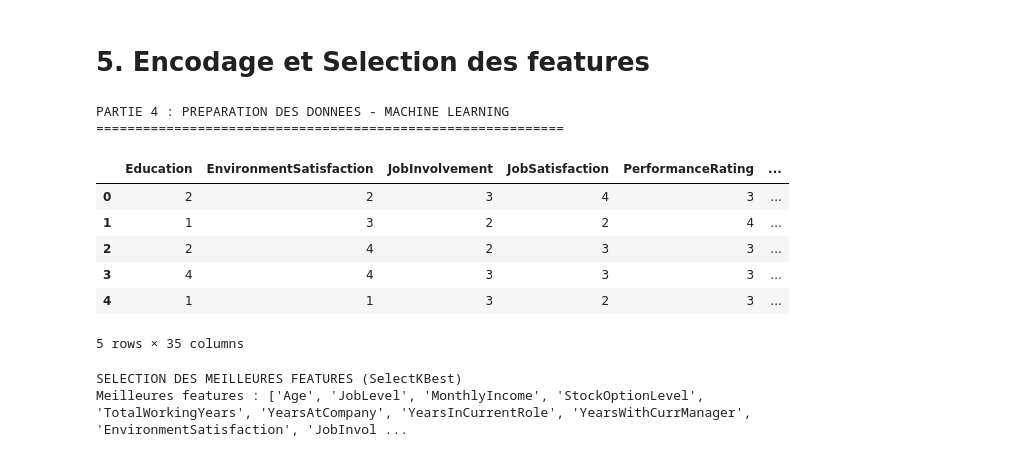
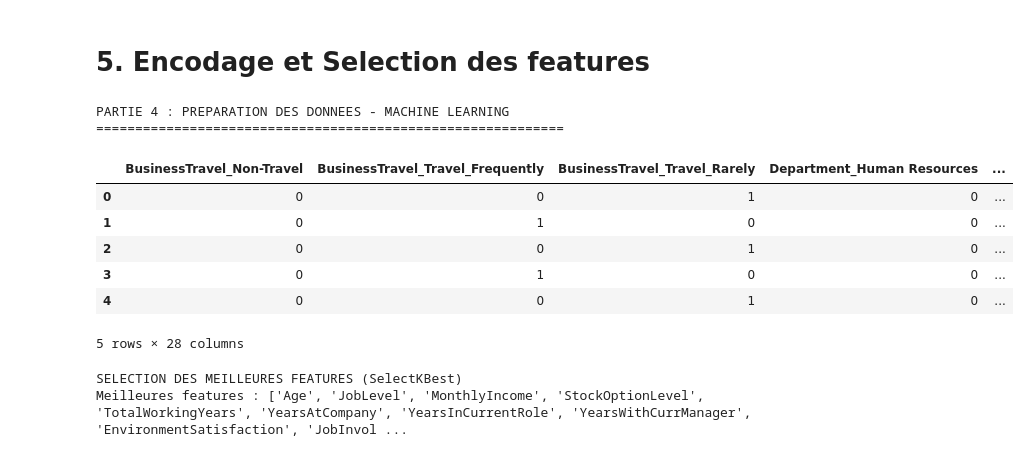
Before and after one commit to manalfarouq/RetentionAI-Backend, a Jupyter notebook: app/services/ml_service.ipynb, the cells around one changed output. Cells and saved outputs as stored; diff of their text form; code cells hidden in the pictures.

Commit message:
Fix: exclure les colonnes ordinales du pipeline d'encodage

```diff
--- a/app/services/ml_service.ipynb
+++ b/app/services/ml_service.ipynb
@@ -106,6 +106,26 @@ categ_cols = ['BusinessTravel', 'Department', 'EducationField', 'Gender', 'JobRo
 num_cols = ['Age', 'DailyRate','DistanceFromHome', 'HourlyRate', 'JobLevel', 'MonthlyIncome', 'MonthlyRate', 'NumCompaniesWorked', 'PercentSalaryHike',
             'StockOptionLevel','TotalWorkingYears', 'TrainingTimesLastYear','YearsAtCompany', 'YearsInCurrentRole', 'YearsSinceLastPromotion', 'YearsWithCurrManager']
 
+ordinal_cols = [
+    'Education',
+    'EnvironmentSatisfaction',
+    'JobInvolvement',
+    'JobSatisfaction',
+    'PerformanceRating',
+    'RelationshipSatisfaction',
+    'WorkLifeBalance'
+]
+
+nominal_cols = [
+    'BusinessTravel',
+    'Department',
+    'EducationField',
+    'Gender',
+    'JobRole',
+    'MaritalStatus',
+    'OverTime'
+]
+
 
 print(f"✓ Variables catégorielles : {len(categ_cols)}")
 print(f"✓ Variables numériques : {len(num_cols)}")
@@ -184,19 +204,19 @@ plt.show()
 # %%
 print("PARTIE 4 : PREPARATION DES DONNEES - MACHINE LEARNING")
 print("="*60)
 
-# Encoder toutes les colonnes catégorielles
-df_encoded = encoder_colonnes(df_clean[categ_cols])
+# Encoder uniquement les colonnes nominales
+df_encoded = encoder_colonnes(df_clean[nominal_cols])
 df_encoded.head()
 # %% [output]
 PARTIE 4 : PREPARATION DES DONNEES - MACHINE LEARNING
 ============================================================
-|  | Education | EnvironmentSatisfaction | JobInvolvement | JobSatisfaction | PerformanceRating | ... |
-| 0 | 2 | 2 | 3 | 4 | 3 | ... |
-| 1 | 1 | 3 | 2 | 2 | 4 | ... |
-| 2 | 2 | 4 | 2 | 3 | 3 | ... |
-| 3 | 4 | 4 | 3 | 3 | 3 | ... |
-| 4 | 1 | 1 | 3 | 2 | 3 | ... |
+|  | BusinessTravel_Non-Travel | BusinessTravel_Travel_Frequently | BusinessTravel_Travel_Rarely | Department_Human Resources | ... |
+| 0 | 0 | 0 | 1 | 0 | ... |
+| 1 | 0 | 1 | 0 | 0 | ... |
+| 2 | 0 | 0 | 1 | 0 | ... |
+| 3 | 0 | 1 | 0 | 0 | ... |
+| 4 | 0 | 0 | 1 | 0 | ... |
-5 rows × 35 columns
+5 rows × 28 columns
 # %%
 # Préparation des variables explicatives et de la variable cible
```
Also changed, not shown: parts of 2 cells of this notebook.
